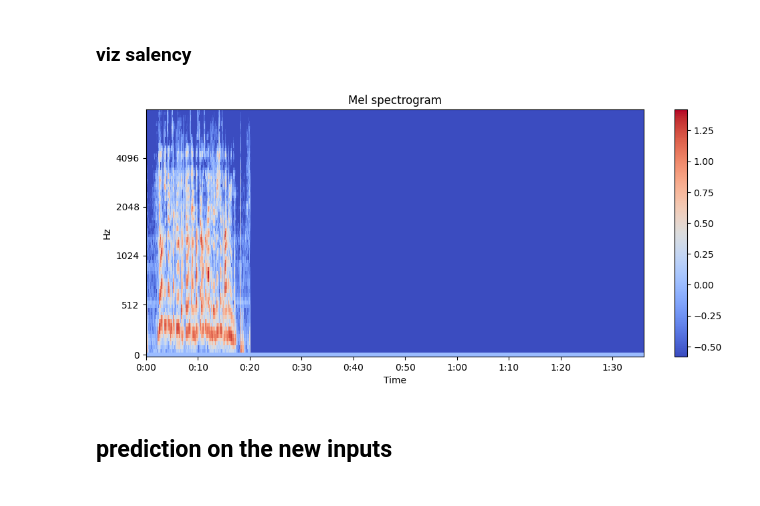
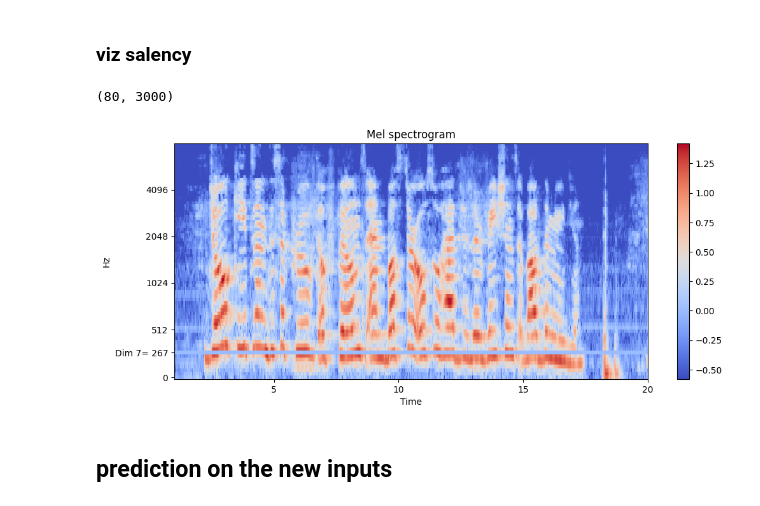
Before and after one commit to diegoquezadac/BATS, a Jupyter notebook: inference.ipynb, the cells around one changed output. Cells and saved outputs as stored; diff of their text form; code cells hidden in the pictures.

Commit message:
add erasure plots

```diff
--- a/inference.ipynb
+++ b/inference.ipynb
@@ -289,7 +289,7 @@ def map_to_pred_with_saliency(batch):
     return batch
 # %%
 # Define la dimensión que quieres anular
-dim_to_zero_out = 0  # dimension a eliminar [0,79]
+dim_to_zero_out = 7  # dimension a eliminar [0,79]
 
 # Llama a .map() con el nuevo parámetro usando fn_kwargs
 cv_ds_saliency_prep = cv_ds_saliency.map(apply_processor, fn_kwargs={'dim_selected': dim_to_zero_out, 'saliency': True})
@@ -306,14 +306,35 @@ Saliency Array: [0. 0. 0. ... 0. 0. 0.]
 ### viz salency
 # %%
 mel_whisper_single_example = np.asarray(cv_ds_saliency_prep[0]['input_features'][0])
+# %%
+mel_whisper_single_example.shape()
+# %% [output]
+(80, 3000)
+# %%
+# Calcular las frecuencias de las bandas de Mel
+mel_frequencies = librosa.mel_frequencies(n_mels=80, fmax=8000)
+
+# La frecuencia correspondiente a la séptima banda de Mel en Hz
+frequency_of_seventh_mel_band = mel_frequencies[7]
 # %%
 plt.figure().set_figwidth(12)
 librosa.display.specshow(mel_whisper_single_example, x_axis="time", y_axis="mel", sr=sr, fmax=8000)
+plt.xlim([1, 20])
+# Obtener los ticks actuales
+current_yticks = plt.gca().get_yticks()
+y_ticks_labels = [str(int(element)) for element in current_yticks]
+# Combinar los ticks actuales con el nuevo tick
+all_yticks = np.append(current_yticks, frequency_of_seventh_mel_band)
+all_ytick_labels = y_ticks_labels + [f"Dim 7= {frequency_of_seventh_mel_band:.0f}"]
+
+# Establecer los ticks y etiquetas actualizados
+plt.yticks(all_yticks, all_ytick_labels)
+#plt.yticks([frequency_of_seventh_mel_band], ["Dimension 7"])
 plt.colorbar()
 plt.title("Mel spectrogram")
 plt.show()
 # %% [output]
-[figure, old version]
+[figure, new version]
 # %% [markdown]
 ## prediction on the new inputs
 # %%
```
Also changed, not shown: parts of 3 cells of this notebook, 2 other files.
